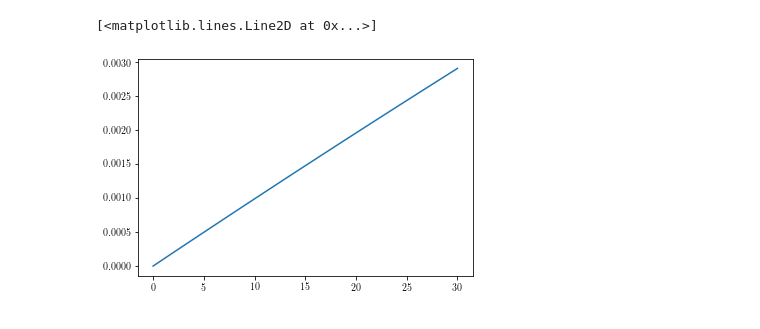
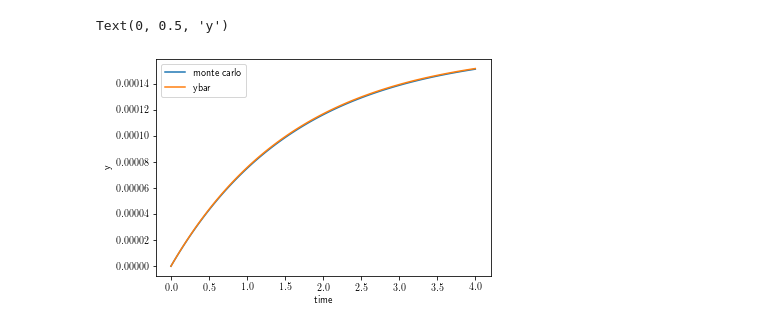
Before and after one commit to babiscodelab/OxfordThesisCode, a Jupyter notebook: notebooks/test approximations.ipynb, the cells around one changed output. Cells and saved outputs as stored; diff of their text form; code cells hidden in the pictures.

```diff
--- a/notebooks/test approximations.ipynb
+++ b/notebooks/test approximations.ipynb
@@ -149,5 +247,10 @@ plt.plot(res.time_grid, x_bar)
-# %%
-plt.plot(res.time_grid, y_bar)
-# %% [output]
-[<matplotlib.lines.Line2D at 0x...>]
-[figure, removed]
+# %%
+plt.figure()
+plt.plot(res2.time_grid, y_bar, label="monte carlo")
+plt.plot(res2.time_grid, res2.y_bar, label="ybar")
+plt.legend()
+plt.xlabel("time")
+plt.ylabel("y")
+# %% [output]
+Text(0, 0.5, 'y')
+[figure, added]
```
Also changed, not shown: parts of 40 cells of this notebook, 7 other files.
